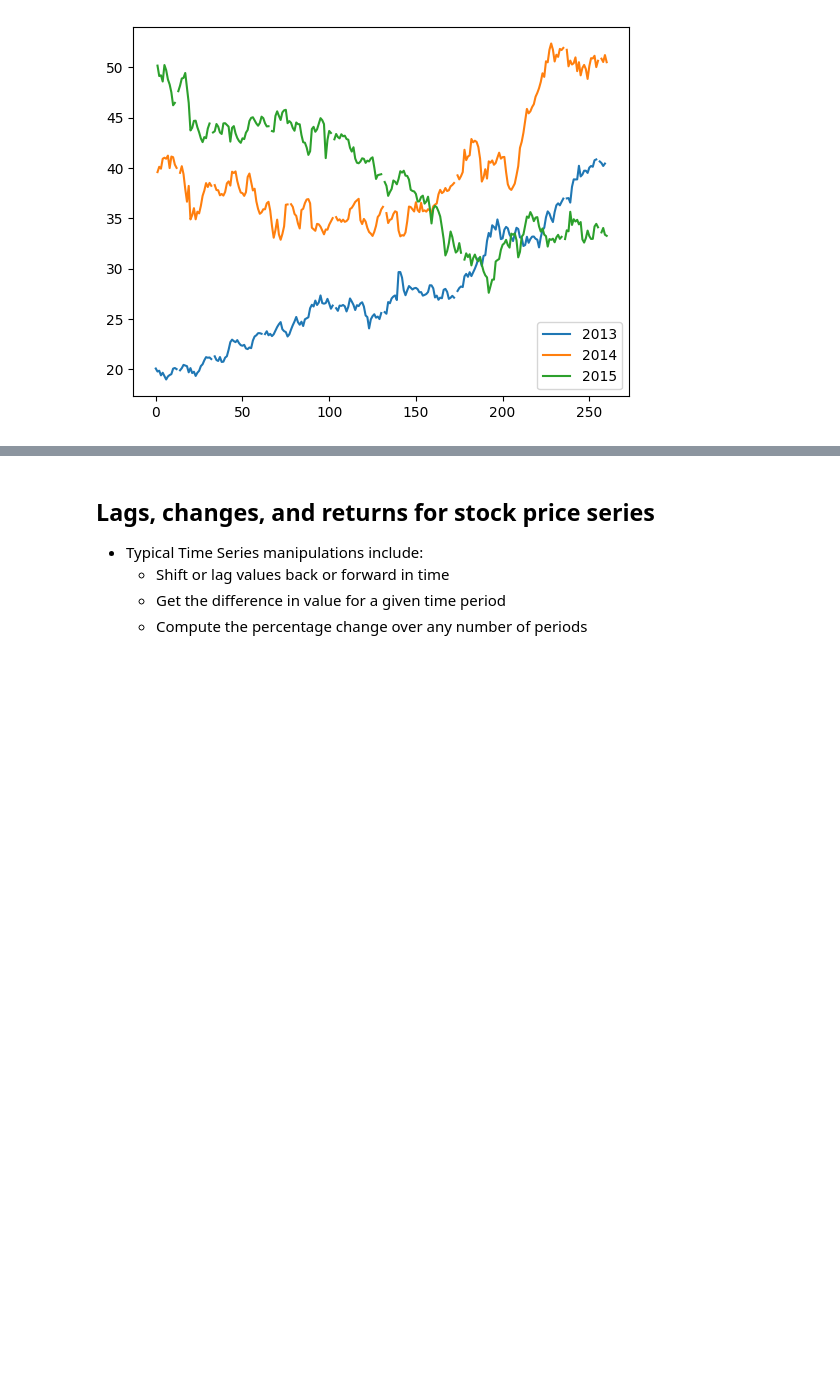
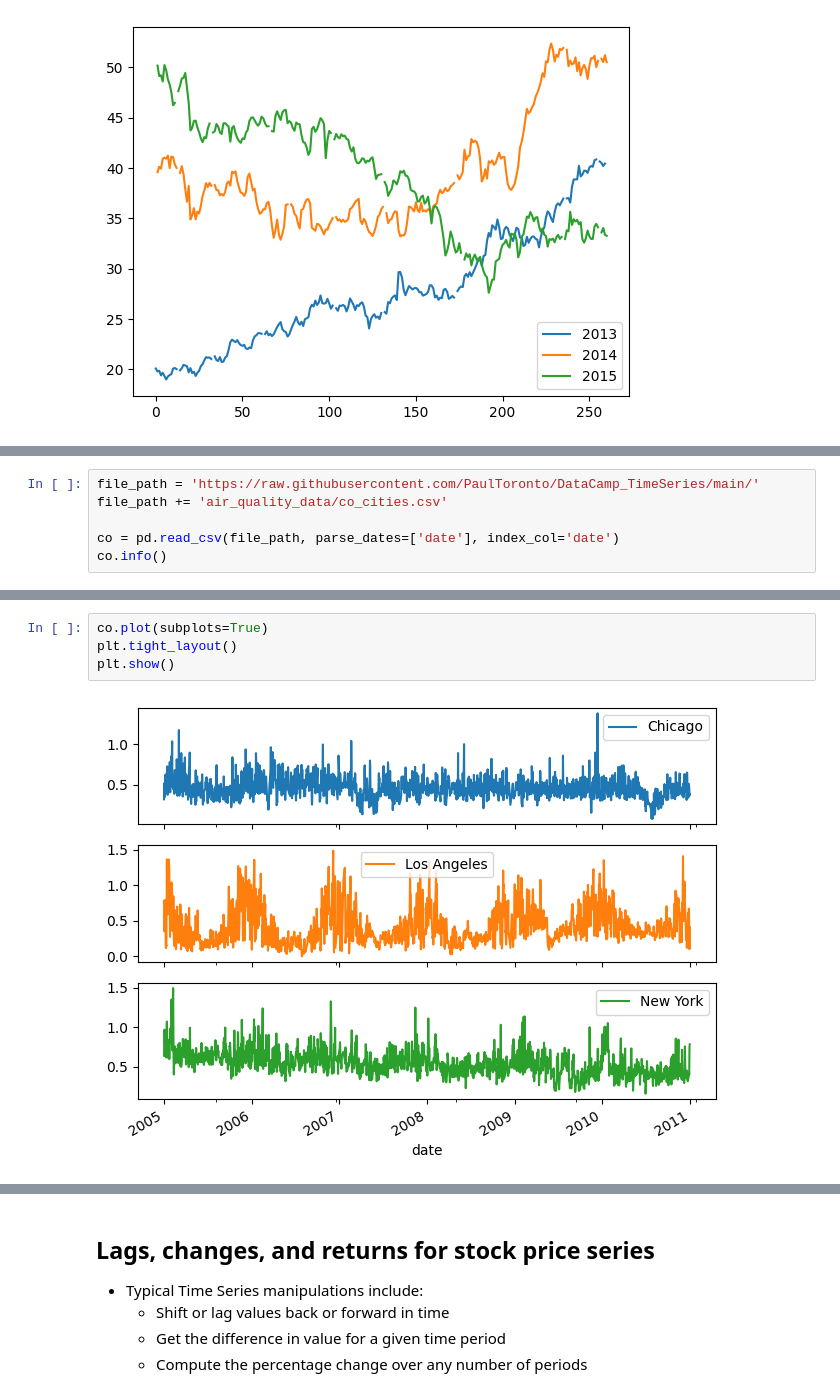
Before and after one commit to PaulToronto/DataCamp_TimeSeries, a Jupyter notebook: 01_Working_with_Time_Series_in_Pandas.ipynb, the cells around one changed output, grey strips where cells are left out. Drawn from its saved outputs; the diff is of its cells as text; blank space fills up the shorter version.

```diff
--- a/01_Working_with_Time_Series_in_Pandas.ipynb
+++ b/01_Working_with_Time_Series_in_Pandas.ipynb
@@ -538,0 +545,6 @@ plt.show()
+# %%
+file_path = 'https://raw.githubusercontent.com/PaulToronto/DataCamp_TimeSeries/main/'
+file_path += 'air_quality_data/co_cities.csv'
+
+co = pd.read_csv(file_path, parse_dates=['date'], index_col='date')
+co.info()
@@ -538,0 +579,6 @@ plt.show()
+# %%
+co.plot(subplots=True)
+plt.tight_layout()
+plt.show()
+# %% [output]
+[figure, added]
```
Also changed, not shown: parts of 26 cells of this notebook.
